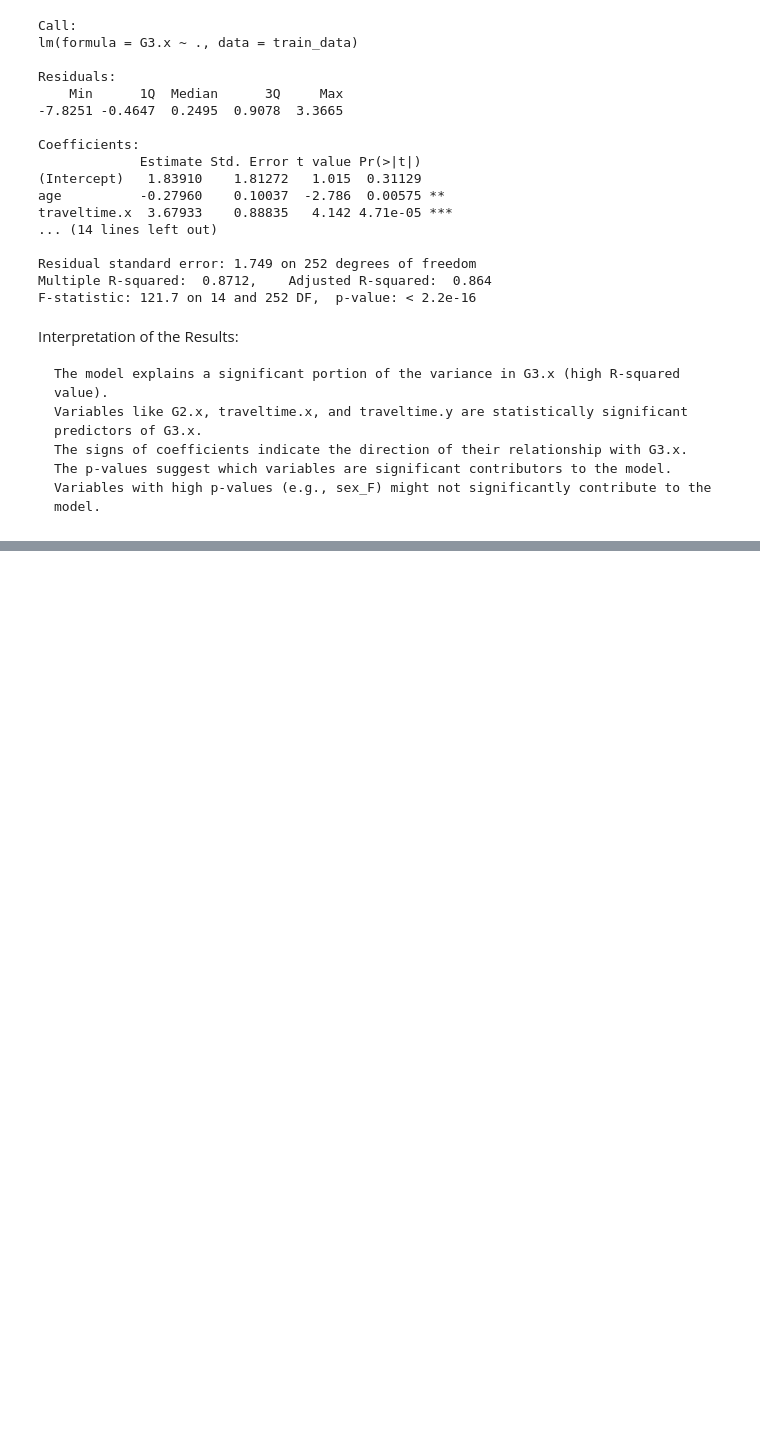
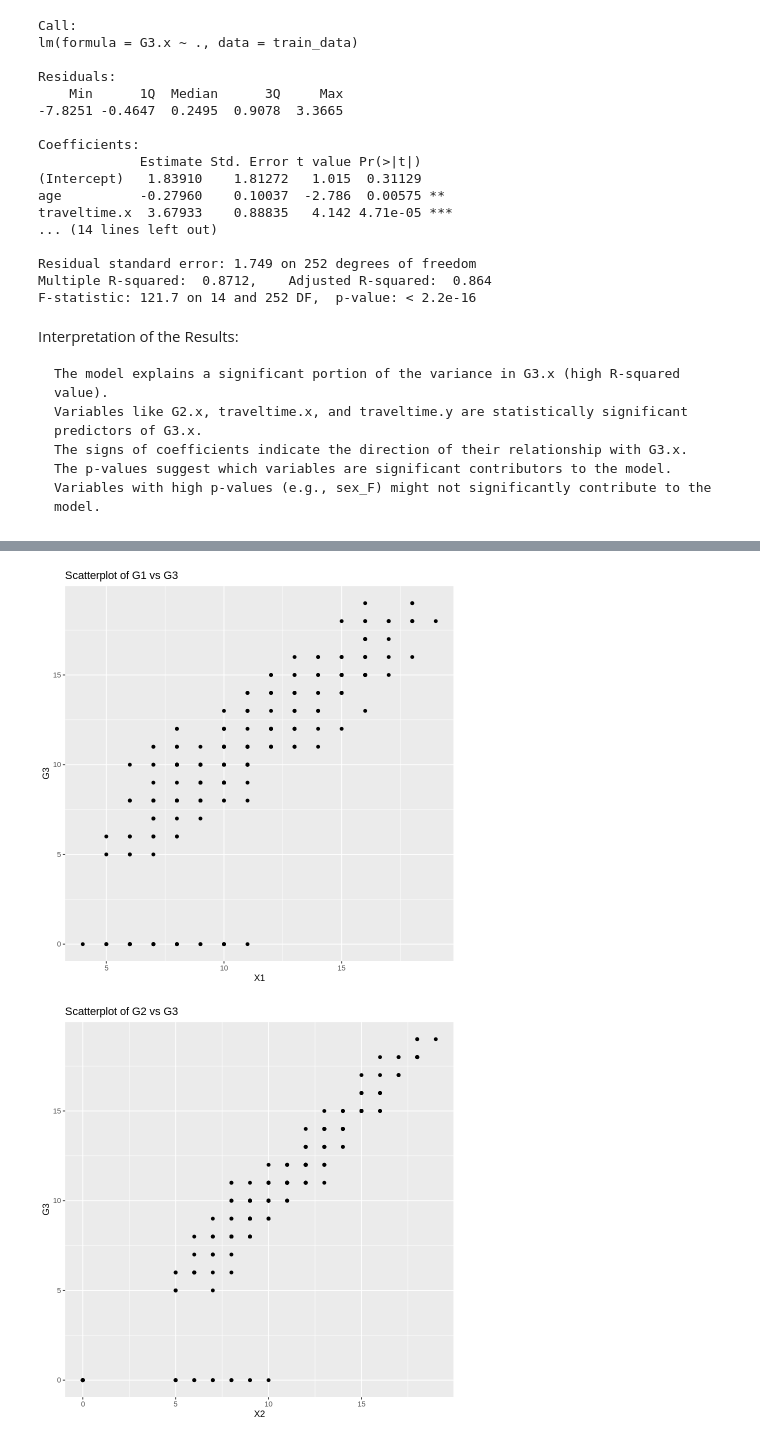
Before and after one commit to carlos-alves-one/Student-Performance-R, a Jupyter notebook: Regression_CW1.ipynb, the cells around one changed output, grey strips where cells are left out. Cells and saved outputs as stored; diff of their text form; code cells hidden in the pictures; blank space fills up the shorter version.

```diff
--- a/Regression_CW1.ipynb
+++ b/Regression_CW1.ipynb
@@ -709,0 +718,12 @@ Interpretation of the Results:
+# %%
+# For variable X1
+train_data$X1_squared <- train_data$X1^2
+train_data$X1_cubed <- train_data$X1^3
+
+# For variable X2
+train_data$X2_squared <- train_data$X2^2
+train_data$X2_cubed <- train_data$X2^3
+
+# For variable X3
+train_data$X3_squared <- train_data$X3^2
+train_data$X3_cubed <- train_data$X3^3
@@ -709,0 +738,19 @@ Interpretation of the Results:
+# %%
+# Scatterplot for G1 vs G3
+ggplot(train_data, aes(x=G1.x, y=G3.x)) +
+  geom_point() +
+  ggtitle("Scatterplot of G1 vs G3") +
+  xlab("X1") +
+  ylab("G3")
+
+# Scatterplot for G2 vs G3
+ggplot(train_data, aes(x=G2.x, y=G3.x)) +
+  geom_point() +
+  ggtitle("Scatterplot of G2 vs G3") +
+  xlab("X2") +
+  ylab("G3")
+
+# Repeat this for other variables...
+# %% [output]
+[figure, added]
+[figure, added]
```
Also changed, not shown: parts of 5 cells of this notebook.
